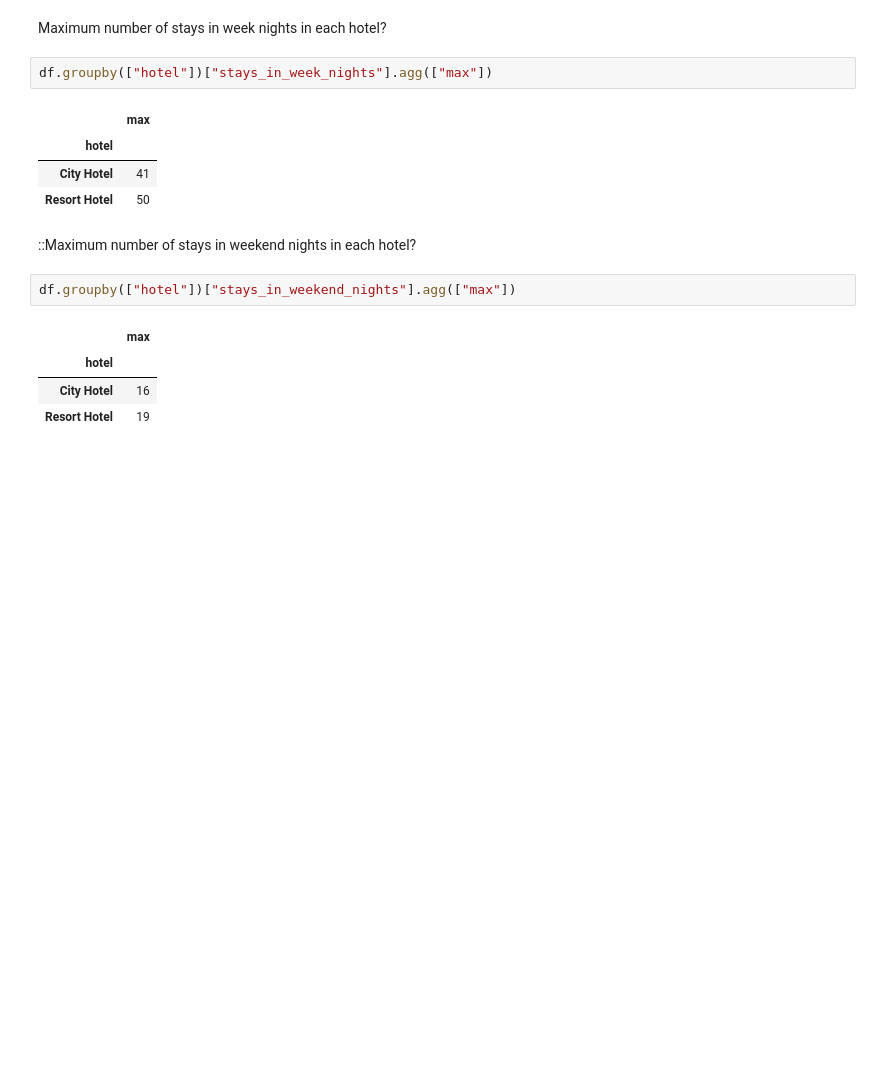
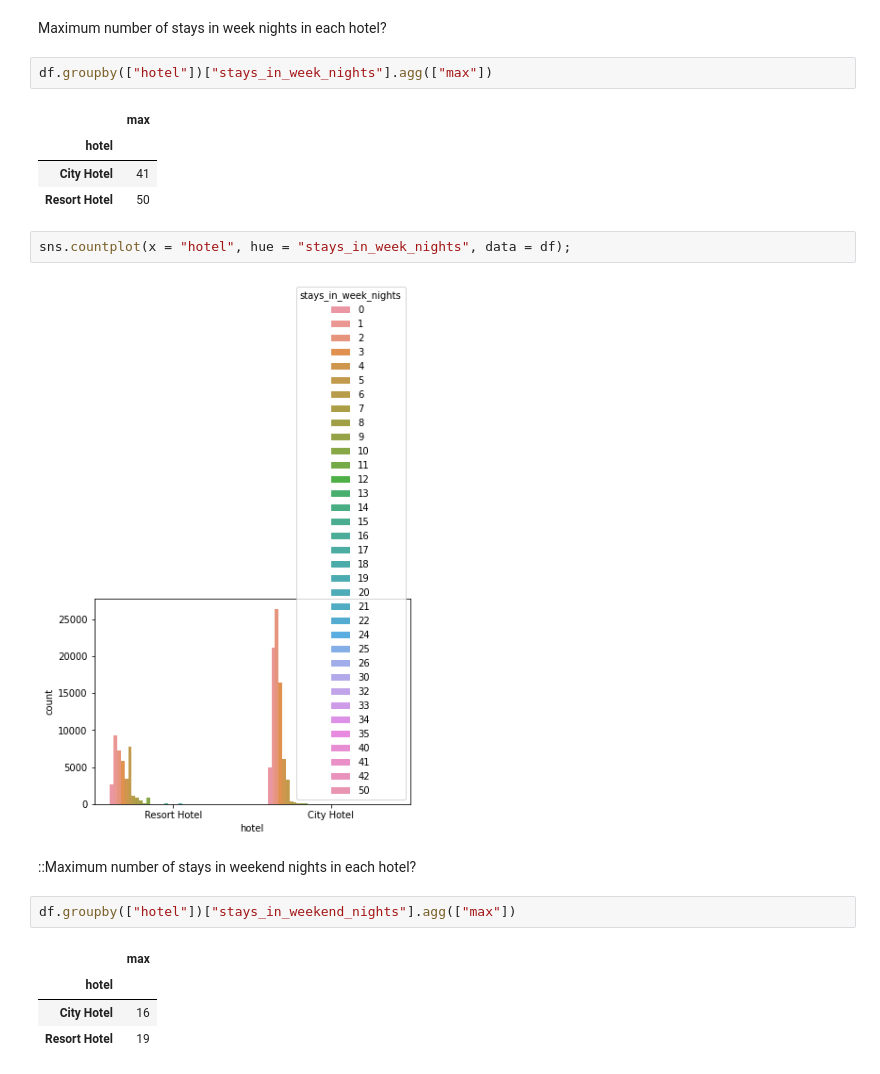
Before and after one commit to surbhikumari8431/Hotel-Booking, a Jupyter notebook: Copy_of_Hotel_Booking_Analysis_Capstone_Project.ipynb, the cells around one changed output. Saved outputs shown, nothing was run; the diff lists cells and outputs as text; blank space fills up the shorter version.

```diff
--- a/Copy_of_Hotel_Booking_Analysis_Capstone_Project.ipynb
+++ b/Copy_of_Hotel_Booking_Analysis_Capstone_Project.ipynb
@@ -581,6 +648,10 @@ df.groupby(["hotel"])["stays_in_week_nights"].agg(["max"])
 | hotel |  |
 | City Hotel | 41 |
 | Resort Hotel | 50 |
+# %%
+sns.countplot(x = "hotel", hue = "stays_in_week_nights", data = df);
+# %% [output]
+[figure, added]
 # %% [markdown]
 ::Maximum number of stays in weekend nights in each hotel?
 # %%
```
Also changed, not shown: parts of 18 cells of this notebook.
